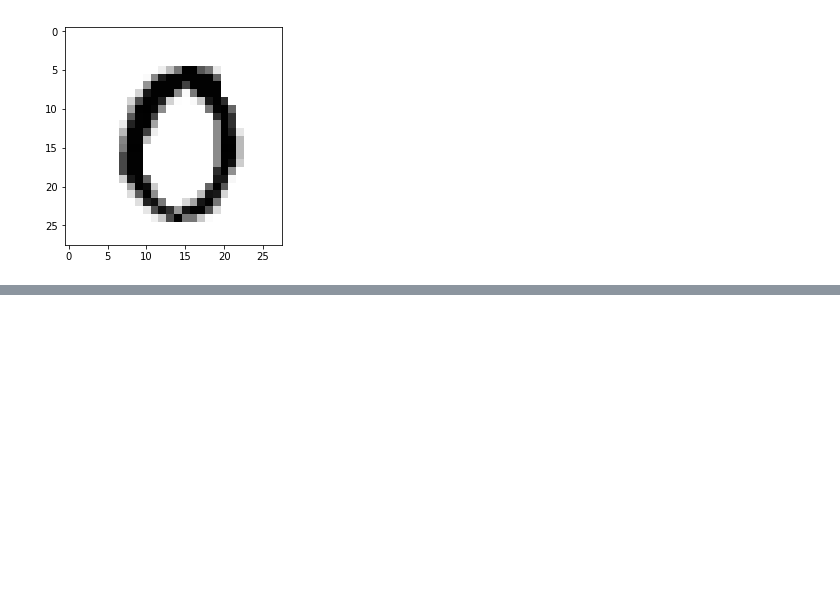
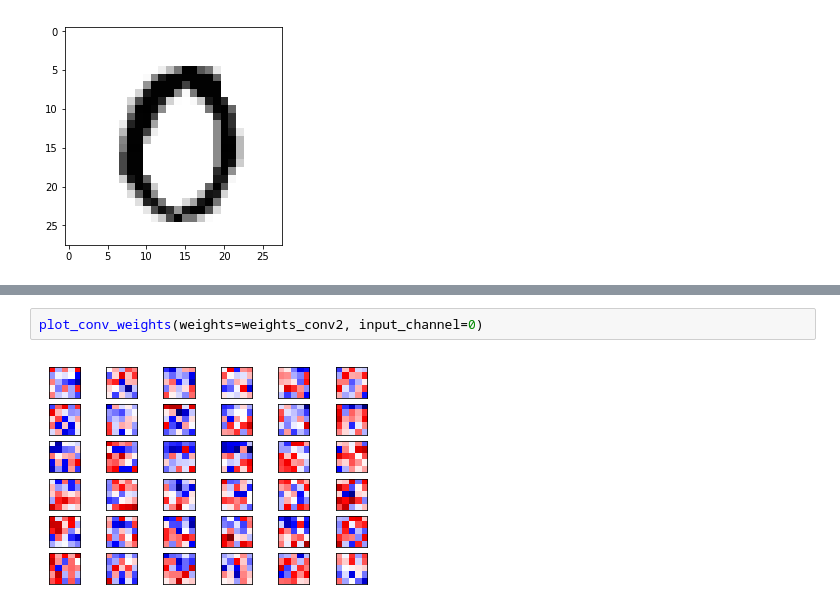
Before and after one commit to happyjin/tensorflow_tutorial, a Jupyter notebook: Hvass_tutorial/02_Convolutional_Neural_Network.ipynb, the cells around one changed output, grey strips where cells are left out. Drawn from its saved outputs; the diff is of its cells as text; blank space fills up the shorter version.

```diff
--- a/Hvass_tutorial/02_Convolutional_Neural_Network.ipynb
+++ b/Hvass_tutorial/02_Convolutional_Neural_Network.ipynb
@@ -670,0 +694,4 @@ f
+# %%
+plot_conv_weights(weights=weights_conv2, input_channel=0)
+# %% [output]
+[figure, added]
```
Also changed, not shown: parts of 29 cells of this notebook.
